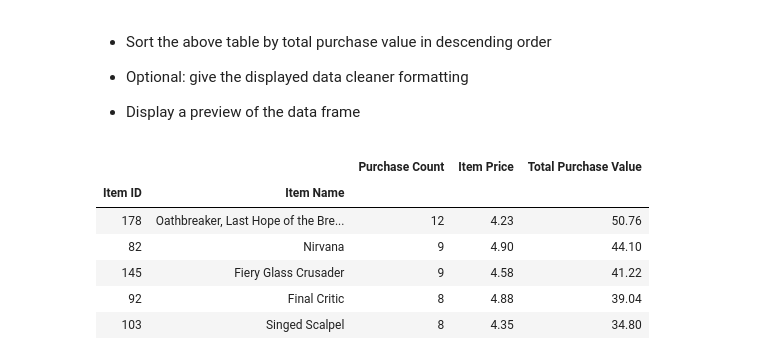
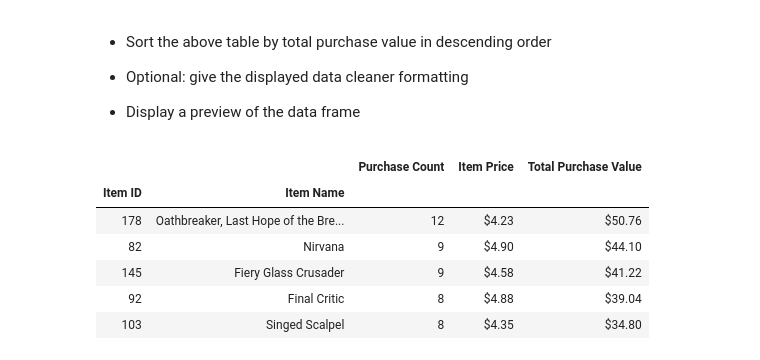
Before and after one commit to Sguthrie123/pandas-challenge, a Jupyter notebook: HeroesOfPymoli/04-Pandas_homework_assignment_HeroesOfPymoli_HeroesOfPymoli_starter.ipynb, the cells around one changed output. Drawn from its saved outputs; the diff is of its cells as text; code cells hidden in the pictures.

```diff
--- a/HeroesOfPymoli/04-Pandas_homework_assignment_HeroesOfPymoli_HeroesOfPymoli_starter.ipynb
+++ b/HeroesOfPymoli/04-Pandas_homework_assignment_HeroesOfPymoli_HeroesOfPymoli_starter.ipynb
@@ -386,14 +384,16 @@ df.head()
 
 
 * Display a preview of the data frame
-# %%
-df = df.sort_values(["Total Purchase Value"], ascending=False)
-df.head()
-# %% [output]
-|  |  | Purchase Count | Item Price | Total Purchase Value |
-| Item ID | Item Name |  |  |  |
-| 178 | Oathbreaker, Last Hope of the Bre... | 12 | 4.23 | 50.76 |
-| 82 | Nirvana | 9 | 4.90 | 44.10 |
-| 145 | Fiery Glass Crusader | 9 | 4.58 | 41.22 |
-| 92 | Final Critic | 8 | 4.88 | 39.04 |
-| 103 | Singed Scalpel | 8 | 4.35 | 34.80 |
+# %%
+df2 = df2.sort_values(['Total Purchase Value'], ascending=False)
+df2['Item Price'] = df2['Item Price'].map('${:,.2f}'.format)
+df2['Total Purchase Value'] = df2['Total Purchase Value'].map('${:,.2f}'.format)
+df2.head()
+# %% [output]
+|  |  | Purchase Count | Item Price | Total Purchase Value |
+| Item ID | Item Name |  |  |  |
+| 178 | Oathbreaker, Last Hope of the Bre... | 12 | $4.23 | $50.76 |
+| 82 | Nirvana | 9 | $4.90 | $44.10 |
+| 145 | Fiery Glass Crusader | 9 | $4.58 | $41.22 |
+| 92 | Final Critic | 8 | $4.88 | $39.04 |
+| 103 | Singed Scalpel | 8 | $4.35 | $34.80 |
```
Also changed, not shown: parts of 2 cells of this notebook, 1 other file.
